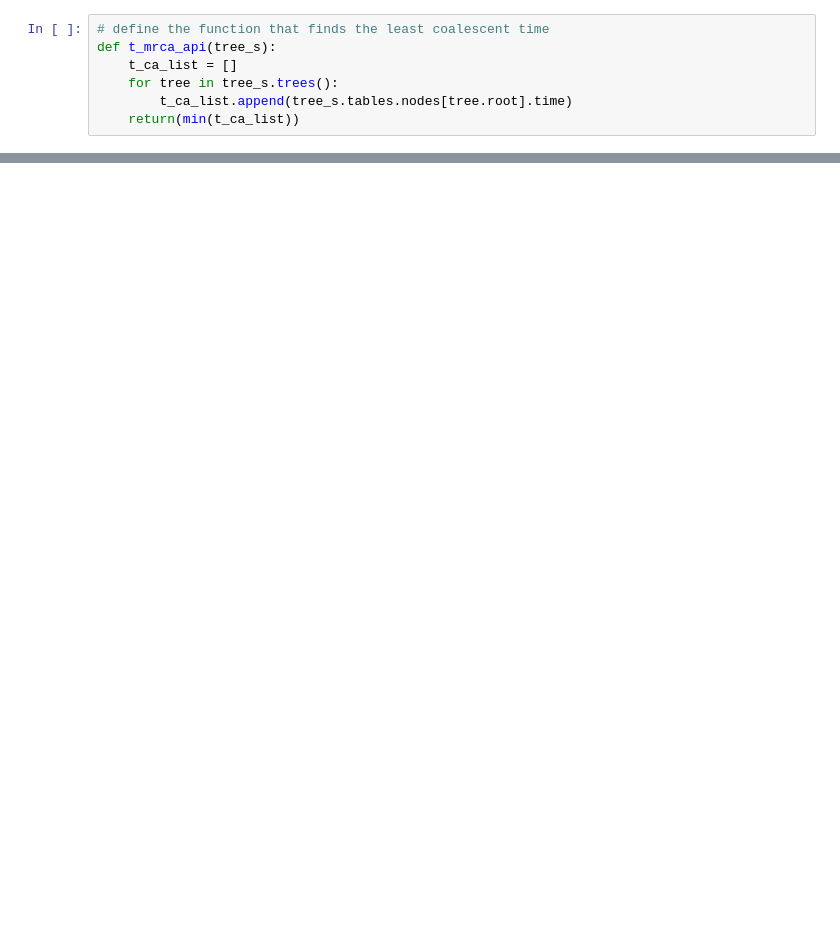
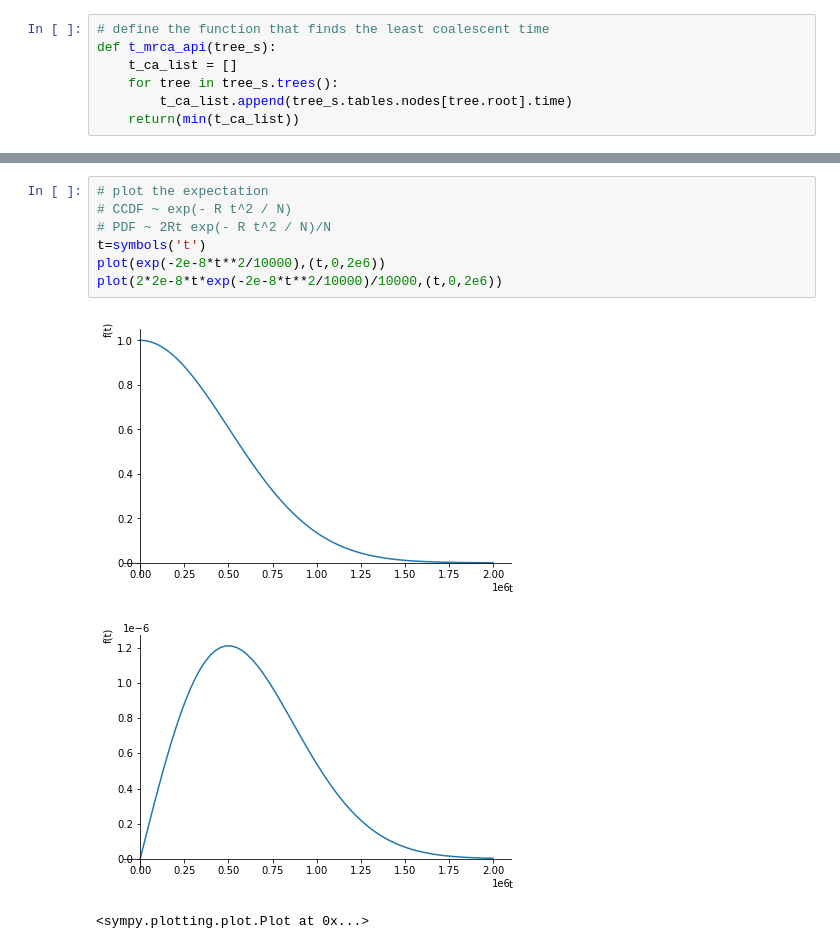
Before and after one commit to zhaoz0314/2-mrca, a Jupyter notebook: 2mrca.ipynb, the cells around one changed output, grey strips where cells are left out. Drawn from its saved outputs; the diff is of its cells as text; blank space fills up the shorter version.

```diff
--- a/2mrca.ipynb
+++ b/2mrca.ipynb
@@ -56,0 +85,11 @@ print(t_mrca_list)
+# %%
+# plot the expectation
+# CCDF ~ exp(- R t^2 / N)
+# PDF ~ 2Rt exp(- R t^2 / N)/N
+t=symbols('t')
+plot(exp(-2e-8*t**2/10000),(t,0,2e6))
+plot(2*2e-8*t*exp(-2e-8*t**2/10000)/10000,(t,0,2e6))
+# %% [output]
+[figure, added]
+[figure, added]
+<sympy.plotting.plot.Plot at 0x...>
```
Also changed, not shown: parts of 12 cells of this notebook, 2 other files.
